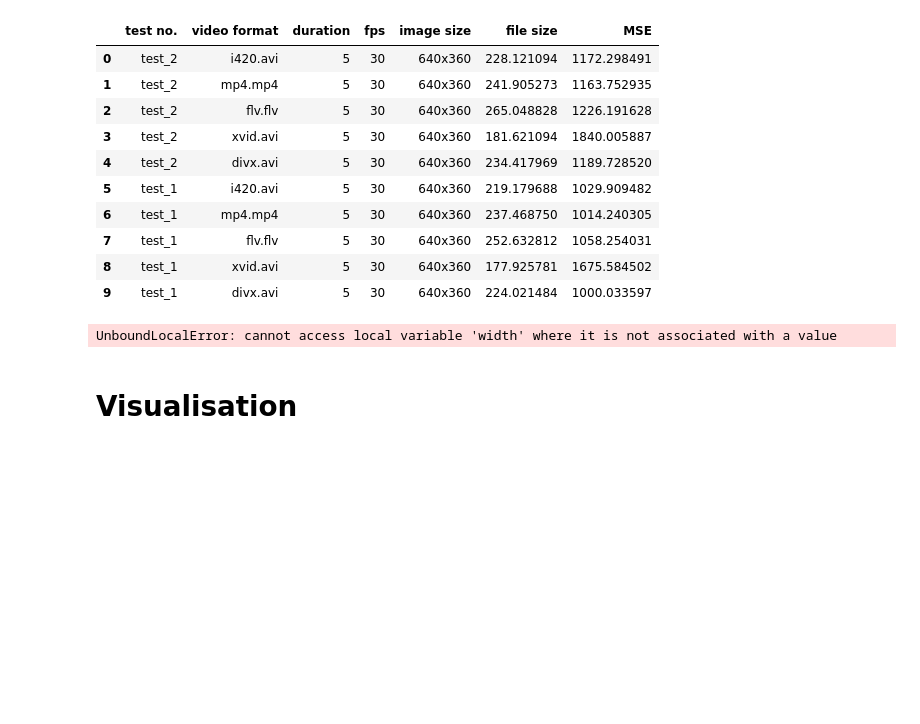
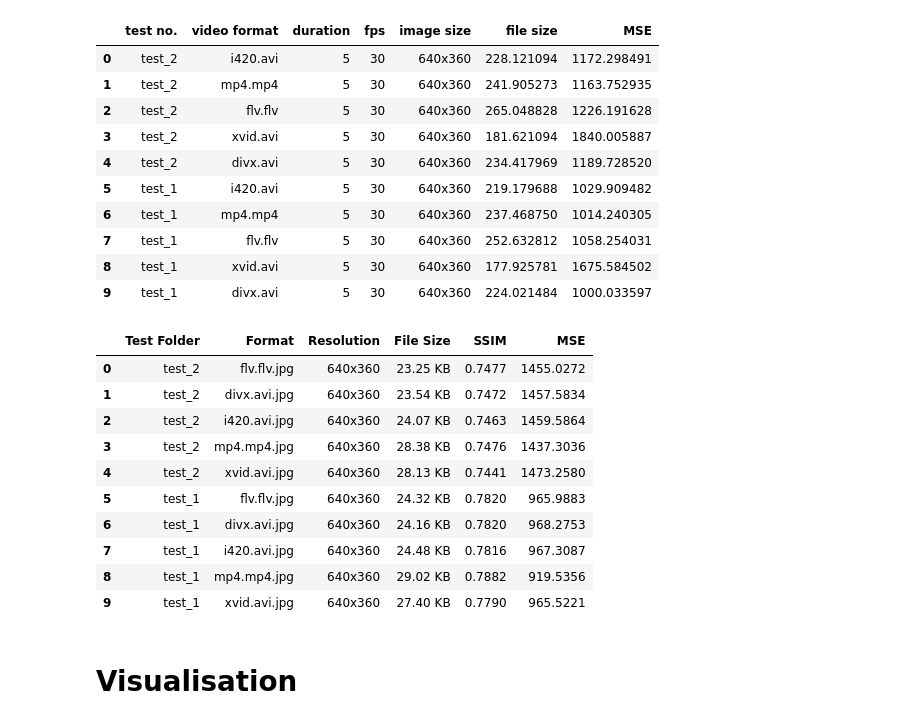
Before and after one commit to WellKnownDedication/video-and-image-proccessing, a Jupyter notebook: src/Video Processing.ipynb, the cells around one changed output. Cells and saved outputs as stored; diff of their text form; code cells hidden in the pictures; blank space fills up the shorter version.

```diff
--- a/src/Video Processing.ipynb
+++ b/src/Video Processing.ipynb
@@ -176,36 +156,47 @@ def get_df_image_info():
         ref_img_path = os.path.join(folder_path, "reference.ppm")
         ref_img = cv2.imread(ref_img_path, cv2.IMREAD_GRAYSCALE)
 
         for file in os.listdir(folder_path):
-            if file.endswith(f".{image_format}"):
+            if not file.endswith(f".{image_format}"):
                 continue
+
             file_path = os.path.join(folder_path, file)
             compare_img = cv2.imread(file_path, cv2.IMREAD_GRAYSCALE)
             if compare_img is not None:
                 # Resize to match reference if needed
                 compare_img = cv2.resize(compare_img, (ref_img.shape[1], ref_img.shape[0]))
 
                 # Compute SSIM
                 ssim_score = ssim(ref_img, compare_img)
 
                 # Compute Mean Squared Error (MSE)
                 mse_score = np.mean((ref_img.astype("float") - compare_img.astype("float")) ** 2)
 
             if os.path.exists(file_path):
                 file_size = os.path.getsize(file_path) / 1024  # Convert to KB
                 img = cv2.imread(file_path)
                 if img is not None:
                     height, width = img.shape[:2]
                 image_size = f"{width}x{height}"
-                data.append([folder_name, file.upper(), image_size, f"{file_size:.2f} KB", round(ssim_score, 4), round(mse_score, 4)])
+                data.append([folder_name, file, image_size, f"{file_size:.2f} KB", round(ssim_score, 4), round(mse_score, 4)])
 
     df = pd.DataFrame(data, columns=["Test Folder", "Format", "Resolution", "File Size", "SSIM", "MSE"])
     return df
 
 df_images = get_df_image_info()
 df_images.head(10)
 # %% [output]
-UnboundLocalError: cannot access local variable 'width' where it is not associated with a value
+|  | Test Folder | Format | Resolution | File Size | SSIM | MSE |
+| 0 | test_2 | flv.flv.jpg | 640x360 | 23.25 KB | 0.7477 | 1455.0272 |
+| 1 | test_2 | divx.avi.jpg | 640x360 | 23.54 KB | 0.7472 | 1457.5834 |
+| 2 | test_2 | i420.avi.jpg | 640x360 | 24.07 KB | 0.7463 | 1459.5864 |
+| 3 | test_2 | mp4.mp4.jpg | 640x360 | 28.38 KB | 0.7476 | 1437.3036 |
+| 4 | test_2 | xvid.avi.jpg | 640x360 | 28.13 KB | 0.7441 | 1473.2580 |
+| 5 | test_1 | flv.flv.jpg | 640x360 | 24.32 KB | 0.7820 | 965.9883 |
+| 6 | test_1 | divx.avi.jpg | 640x360 | 24.16 KB | 0.7820 | 968.2753 |
+| 7 | test_1 | i420.avi.jpg | 640x360 | 24.48 KB | 0.7816 | 967.3087 |
+| 8 | test_1 | mp4.mp4.jpg | 640x360 | 29.02 KB | 0.7882 | 919.5356 |
+| 9 | test_1 | xvid.avi.jpg | 640x360 | 27.40 KB | 0.7790 | 965.5221 |
 # %% [markdown]
 # Visualisation
 # %%
```
Also changed, not shown: parts of 4 cells of this notebook, 1 other file.
